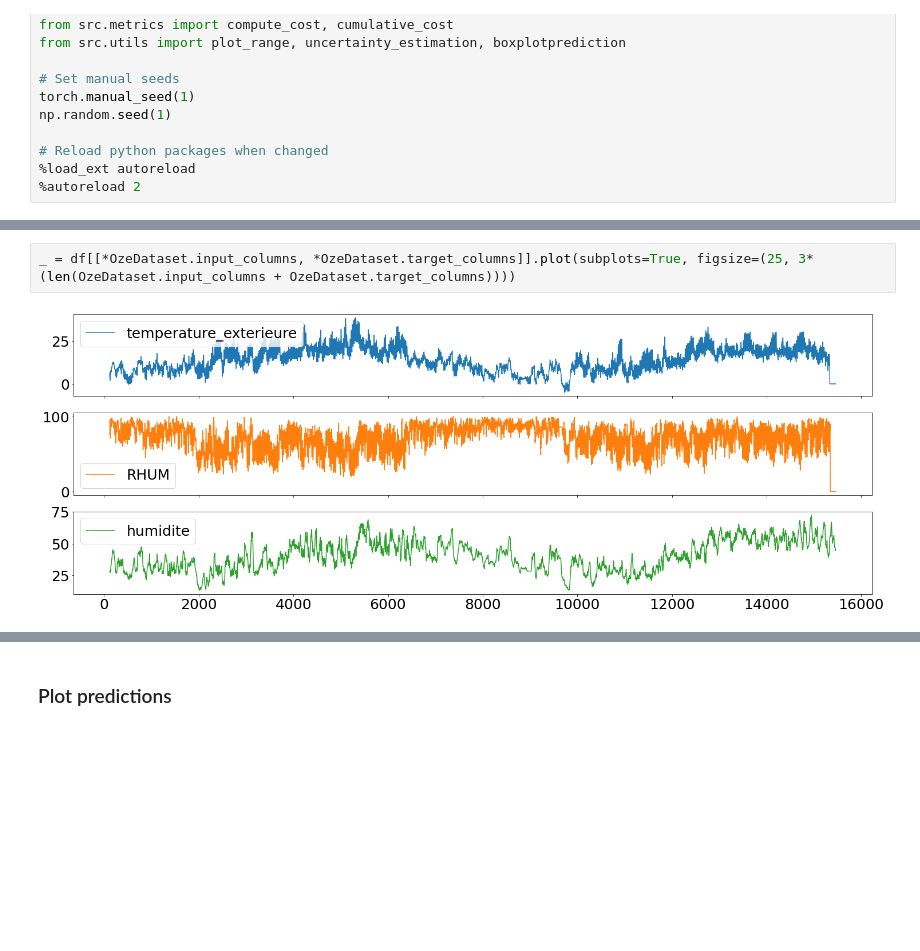
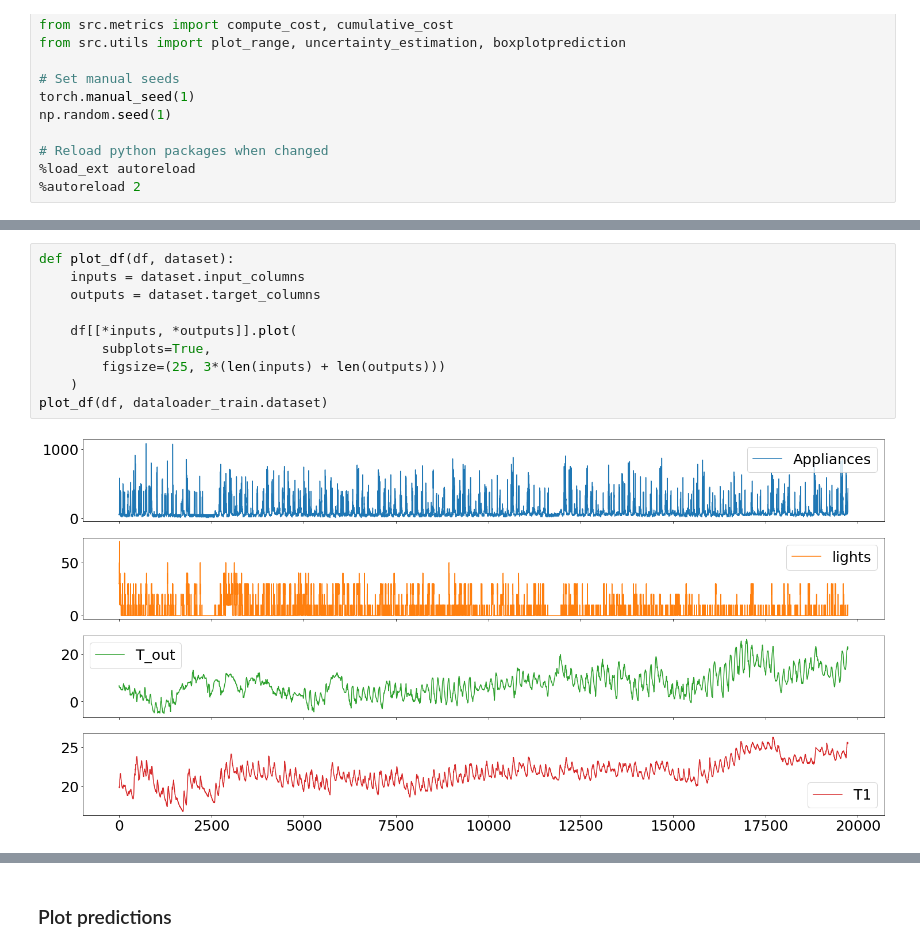
Before and after one commit to maxjcohen/SMCL, a Jupyter notebook: visualize.ipynb, the cells around one changed output, grey strips where cells are left out. Cells and saved outputs as stored; diff of their text form; blank space fills up the shorter version.

Commit message:
Update visualization notebooks

```diff
--- a/visualize.ipynb
+++ b/visualize.ipynb
@@ -41,7 +42,15 @@ dict(vars(args))
  '__weakref__': <attribute '__weakref__' of 'args' objects>,
  '__doc__': None}
 # %%
-_ = df[[*OzeDataset.input_columns, *OzeDataset.target_columns]].plot(subplots=True, figsize=(25, 3*(len(OzeDataset.input_columns + OzeDataset.target_columns))))
+def plot_df(df, dataset):
+    inputs = dataset.input_columns
+    outputs = dataset.target_columns
+
+    df[[*inputs, *outputs]].plot(
+        subplots=True,
+        figsize=(25, 3*(len(inputs) + len(outputs)))
+    )
+plot_df(df, dataloader_train.dataset)
 # %% [output]
-[figure, old version]
+[figure, new version]
 # %%
```
Also changed, not shown: parts of 11 cells of this notebook, 1 other file.
